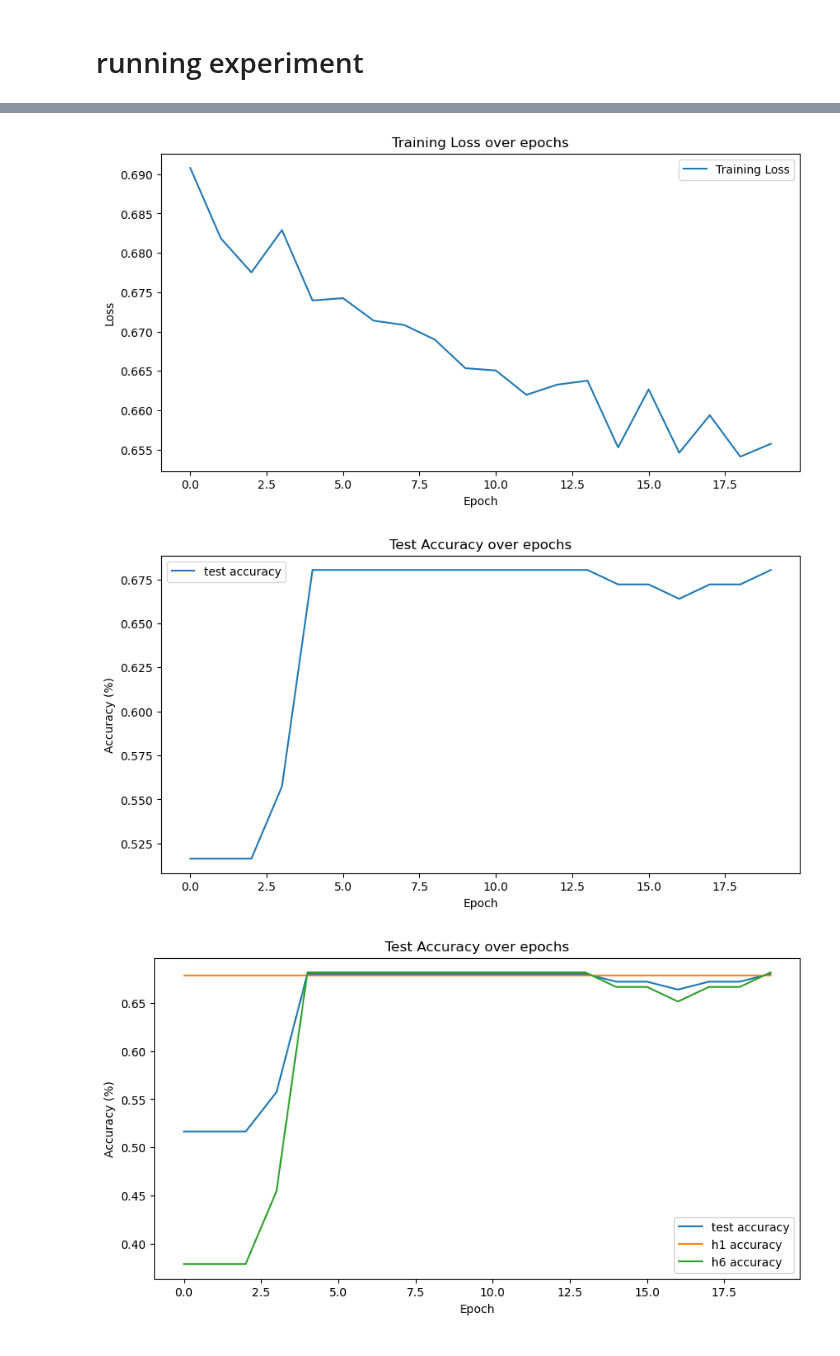
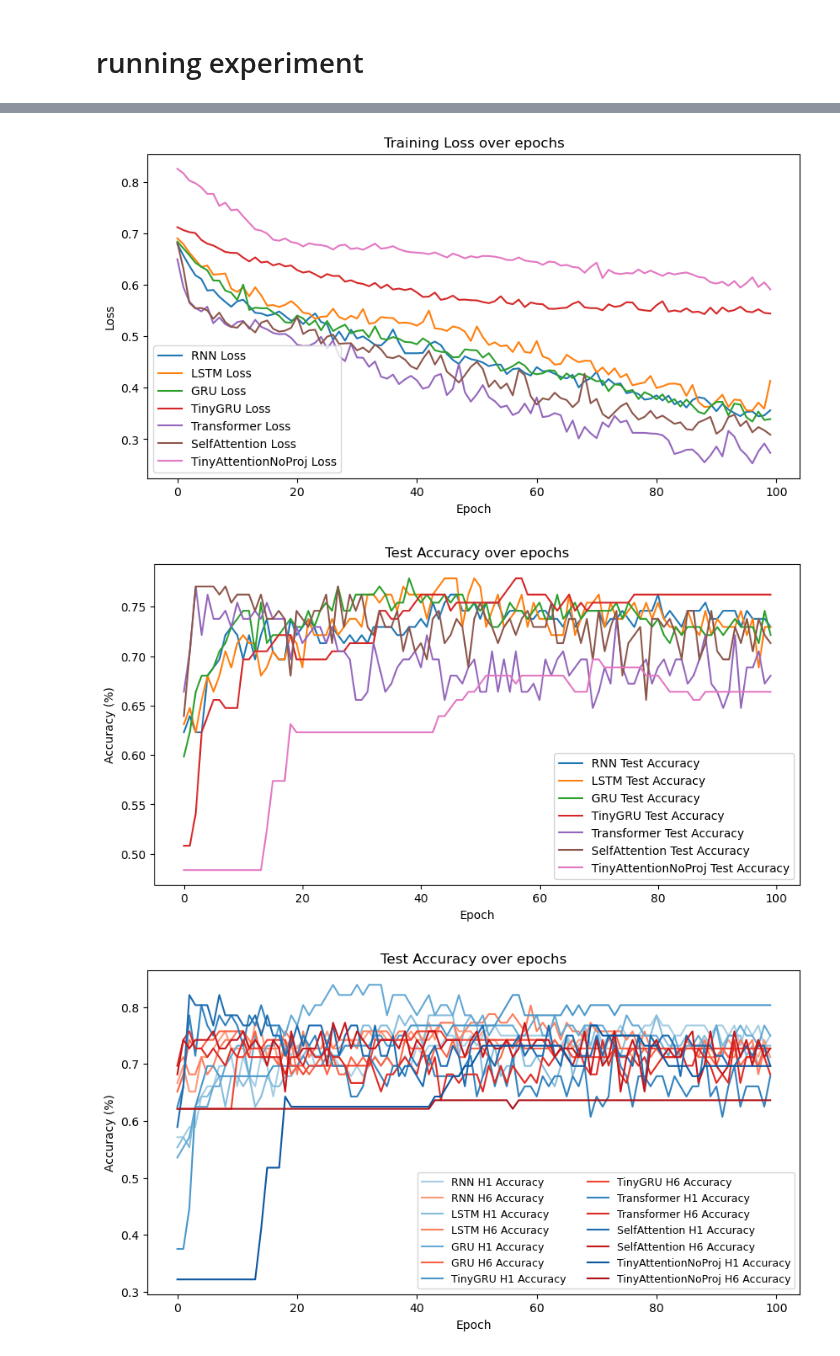
Before and after one commit to althealuo/Horizon, a Jupyter notebook: Horizon_individual_diff.ipynb, the cells around one changed output, grey strips where cells are left out. Saved outputs shown, nothing was run; the diff lists cells and outputs as text; code cells hidden in the pictures.

Commit message:
added new data

```diff
--- a/Horizon_individual_diff.ipynb
+++ b/Horizon_individual_diff.ipynb
@@ -279,7 +378,7 @@ class TinyGRU(nn.Module):
 # %% [markdown]
 # train / eval
 # %%
-def train(model, train_loader, criterion, optimizer, device, epoch):
+def train(model, train_loader, criterion, optimizer, device):
     model.train()
     train_loss = 0.0
     for seq_inputs, static_inputs, labels in train_loader:
@@ -312,3 +453,3 @@ def test(model, test_loader, device):
 # %%
-model = TinyGRU().to(device)
-print(model)
+# model = TinyAttentionNoProj().to(device)
+# print(model)
@@ -368,30 +538,61 @@ import matplotlib.pyplot as plt
 # %%
 # plot training and testing loss
 plt.figure(figsize=(10, 5))
-plt.plot(range(epochs), loss_prog, label='Training Loss')
+for model_name, data in model_dict.items():
+    loss_prog = data["loss_prog"]
+    final_epoch = data["final_epoch"]
+    plt.plot(range(final_epoch), loss_prog, label=f'{model_name} Loss')
 plt.xlabel('Epoch')
 plt.ylabel('Loss')
 plt.title('Training Loss over epochs')
 plt.legend()
 plt.show()
 # %% [output]
-[figure, old version]
+[figure, new version]
 # %%
 # plot testing accuracy
-def plot_accuracy(accuracy_progress_list):
-    plt.figure(figsize=(10, 5))
-    for label, acc in accuracy_progress_list:
-        plt.plot(range(epochs), acc, label=label)
-    plt.xlabel('Epoch')
-    plt.ylabel('Accuracy (%)')
-    plt.title('Test Accuracy over epochs')
-    plt.legend()
-    plt.show()
-
-plot_accuracy([('test accuracy', acc_prog)])
+plt.figure(figsize=(10, 5))
+for model_name, data in model_dict.items():
+    acc_prog = data["acc_prog"]
+    final_epoch = data["final_epoch"]
+    plt.plot(range(final_epoch), acc_prog, label=f'{model_name} Test Accuracy')
+plt.xlabel('Epoch')
+plt.ylabel('Accuracy (%)')
+plt.title('Test Accuracy over epochs')
+plt.legend()
+plt.show()
 # %% [output]
-[figure, old version]
+[figure, new version]
+# %%
+n = len(model_dict)
+
+# Two color ramps
+blue_cmap = plt.get_cmap('Blues')
+red_cmap  = plt.get_cmap('Reds')
+
+# helper to pick a shade between lo..hi in the colormap
+def shade(cmap, i, n, lo=0.35, hi=0.85):
+    if n <= 1:
+        t = (lo+hi)/2
+    else:
+        t = lo + (hi - lo) * (i / (n - 1))
+    return cmap(t)
 # %%
-plot_accuracy([('test accuracy', acc_prog), ('h1 accuracy', acc_h1_prog), ('h6 accuracy', acc_h6_prog)])
+# plot testing accuracy h1 vs h6
+plt.figure(figsize=(10, 5))
+for i, (model_name, data) in enumerate(model_dict.items()):
+    acc_h1_prog = data["acc_h1_prog"]
+    acc_h6_prog = data["acc_h6_prog"]
+    final_epoch = data["final_epoch"]
+    plt.plot(range(final_epoch), acc_h1_prog, label=f'{model_name} H1 Accuracy', color=shade(blue_cmap, i, n))
+    plt.plot(range(final_epoch), acc_h6_prog, label=f'{model_name} H6 Accuracy', color=shade(red_cmap, i, n))
+plt.xlabel('Epoch')
+plt.ylabel('Accuracy (%)')
+plt.title('Test Accuracy over epochs')
+plt.legend(
+    ncol=2,
+    fontsize=9,
+)
+plt.show()
 # %% [output]
-[figure, old version]
+[figure, new version]
```
Also changed, not shown: parts of 23 cells of this notebook, 8 other files.
